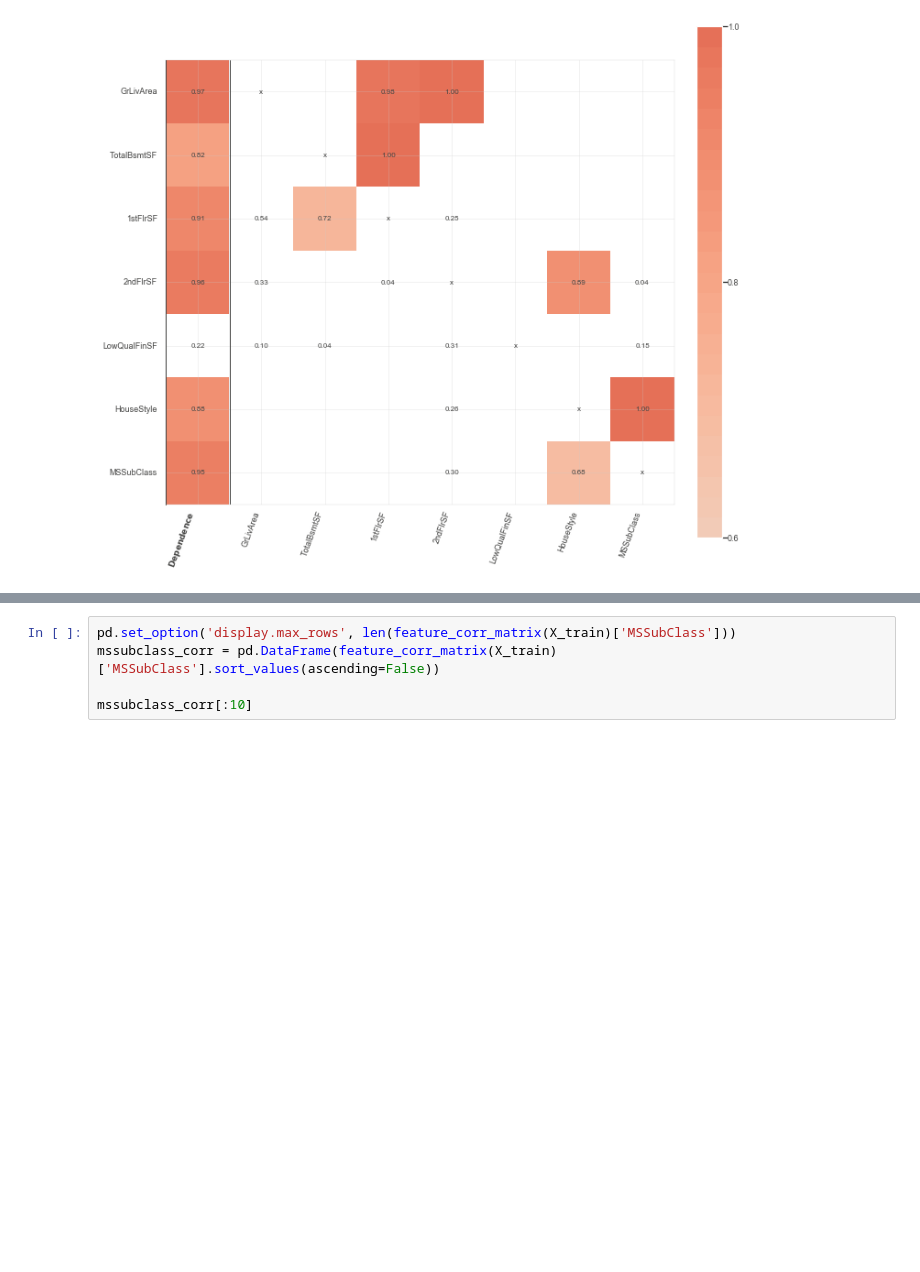
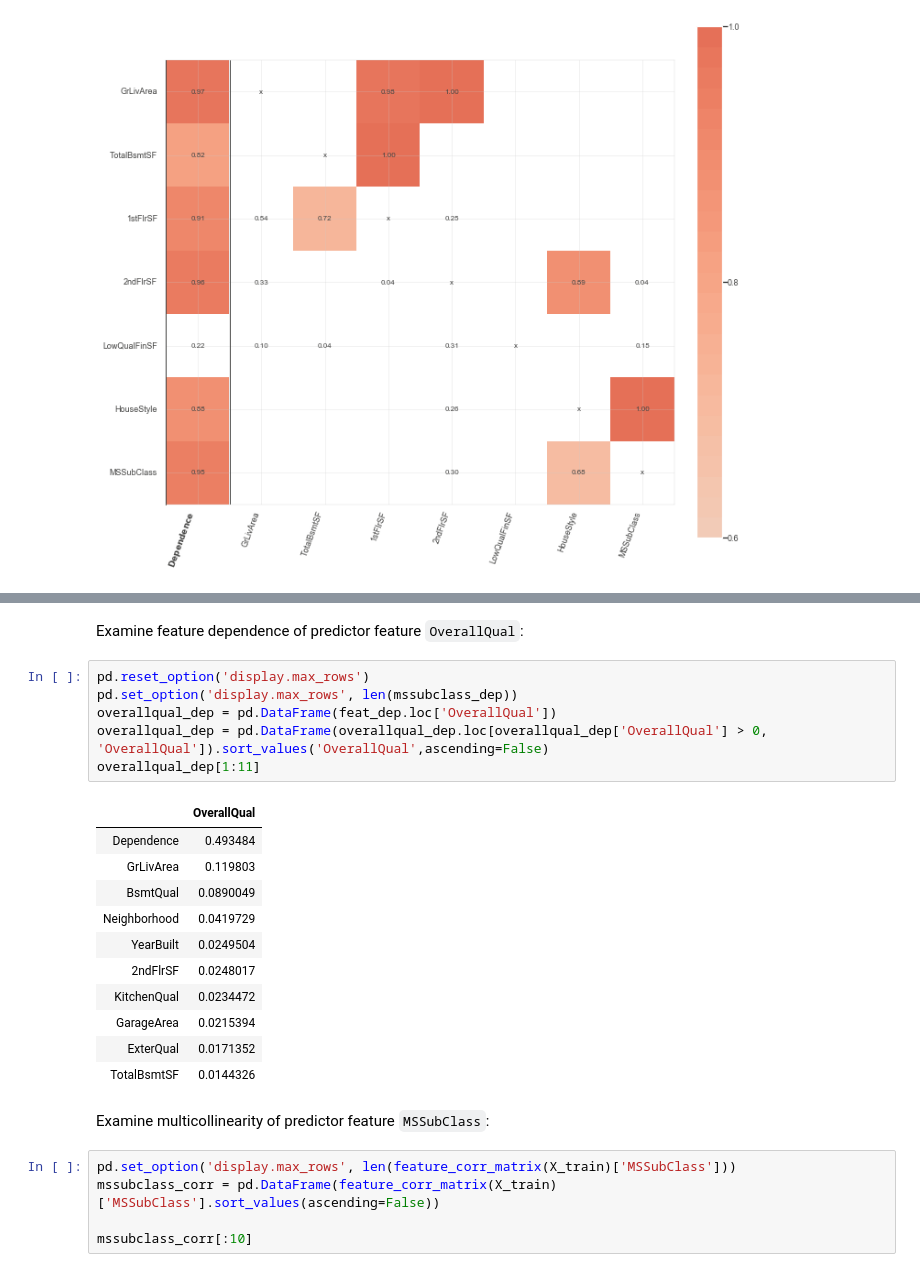
Before and after one commit to yslnam/collaborations, a Jupyter notebook: ml_housingprices/notebooks/You-Sun_Random_Forest_Notebook_Final.ipynb, the cells around one changed output, grey strips where cells are left out. Drawn from its saved outputs; the diff is of its cells as text; blank space fills up the shorter version.

```diff
--- a/ml_housingprices/notebooks/You-Sun_Random_Forest_Notebook_Final.ipynb
+++ b/ml_housingprices/notebooks/You-Sun_Random_Forest_Notebook_Final.ipynb
@@ -627,3 +643,25 @@ plot_dependence_heatmap(grlivarea_dep)
+# %% [markdown]
+Examine feature dependence of predictor feature `OverallQual`:
+# %%
+pd.reset_option('display.max_rows')
+pd.set_option('display.max_rows', len(mssubclass_dep))
+overallqual_dep = pd.DataFrame(feat_dep.loc['OverallQual'])
+overallqual_dep = pd.DataFrame(overallqual_dep.loc[overallqual_dep['OverallQual'] > 0, 'OverallQual']).sort_values('OverallQual',ascending=False)
+overallqual_dep[1:11]
+# %% [output]
+|  | OverallQual |
+| Dependence | 0.493484 |
+| GrLivArea | 0.119803 |
+| BsmtQual | 0.0890049 |
+| Neighborhood | 0.0419729 |
+| YearBuilt | 0.0249504 |
+| 2ndFlrSF | 0.0248017 |
+| KitchenQual | 0.0234472 |
+| GarageArea | 0.0215394 |
+| ExterQual | 0.0171352 |
+| TotalBsmtSF | 0.0144326 |
+# %% [markdown]
+Examine multicollinearity of predictor feature `MSSubClass`:
 # %%
 pd.set_option('display.max_rows', len(feature_corr_matrix(X_train)['MSSubClass']))
 mssubclass_corr = pd.DataFrame(feature_corr_matrix(X_train)['MSSubClass'].sort_values(ascending=False))
```
Also changed, not shown: parts of 8 cells of this notebook.
